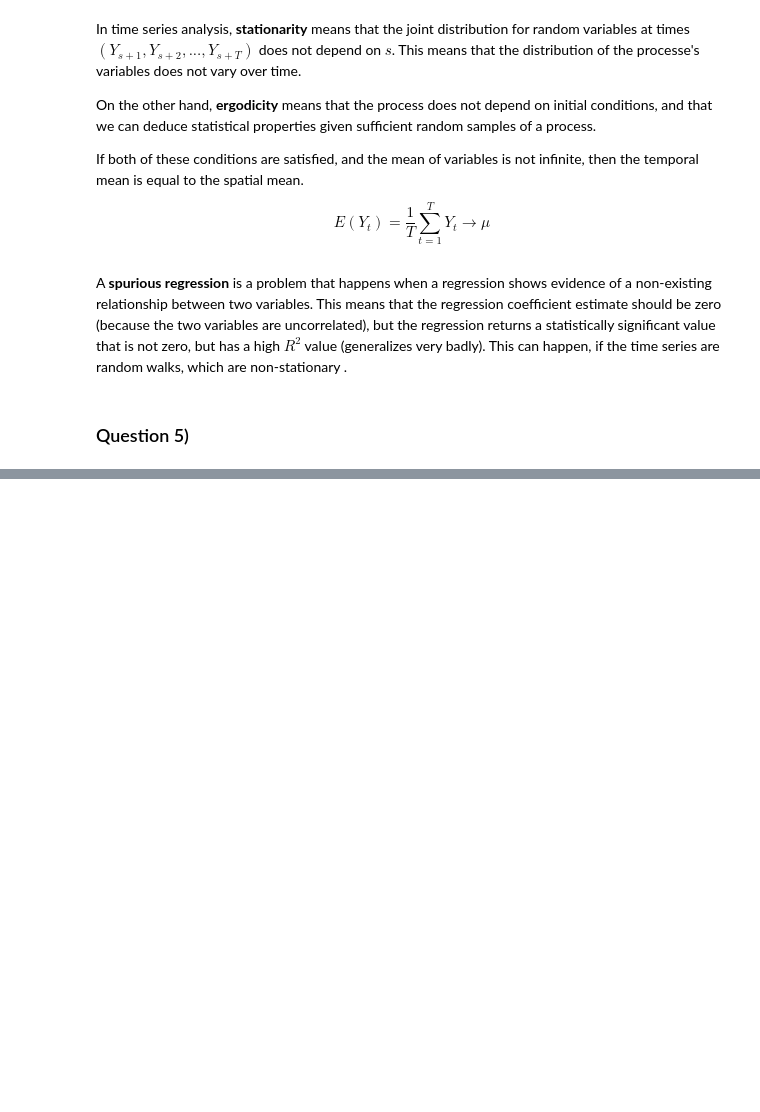
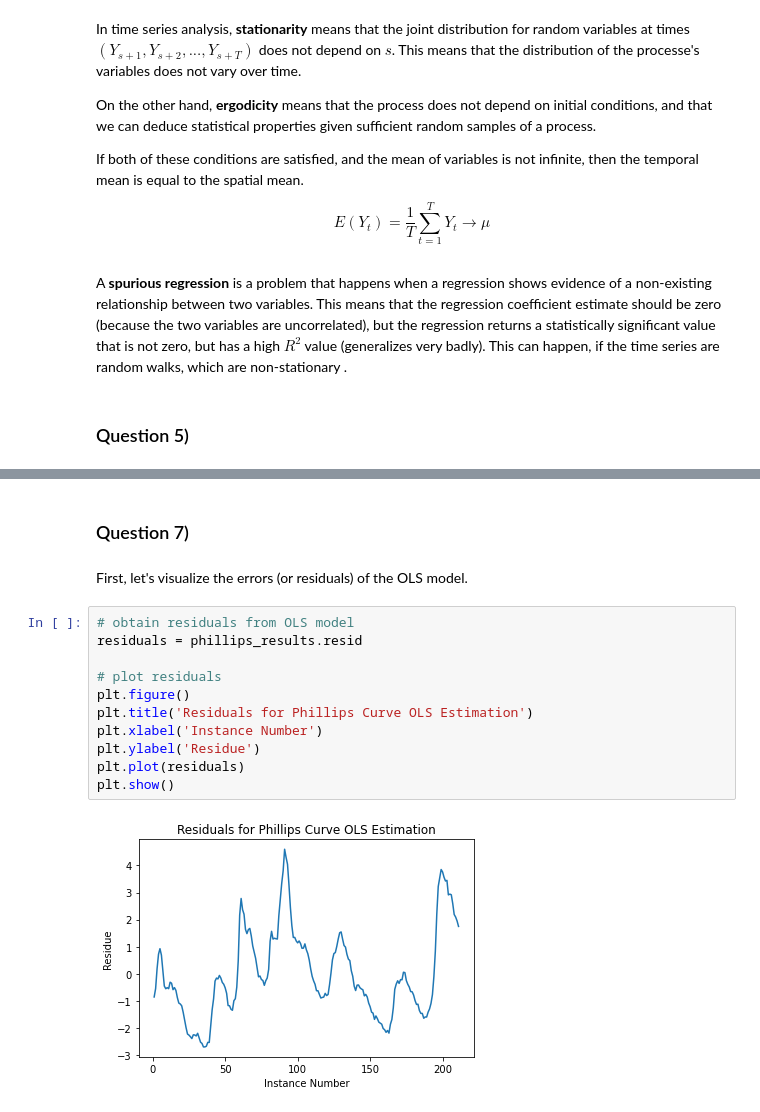
Before and after one commit to lucasbarretto/MODS202, a Jupyter notebook: Projet2/Projet2.ipynb, the cells around one changed output, grey strips where cells are left out. Cells and saved outputs as stored; diff of their text form; blank space fills up the shorter version.

Commit message:
added questions 6,7,8

```diff
--- a/Projet2/Projet2.ipynb
+++ b/Projet2/Projet2.ipynb
@@ -145,0 +199,17 @@ Roots
+# %% [markdown]
+### Question 7)
+# %% [markdown]
+First, let's visualize the errors (or residuals) of the OLS model.
+# %%
+# obtain residuals from OLS model
+residuals = phillips_results.resid
+
+# plot residuals
+plt.figure()
+plt.title('Residuals for Phillips Curve OLS Estimation')
+plt.xlabel('Instance Number')
+plt.ylabel('Residue')
+plt.plot(residuals)
+plt.show()
+# %% [output]
+[figure, added]
```
Also changed, not shown: parts of 17 cells of this notebook.
